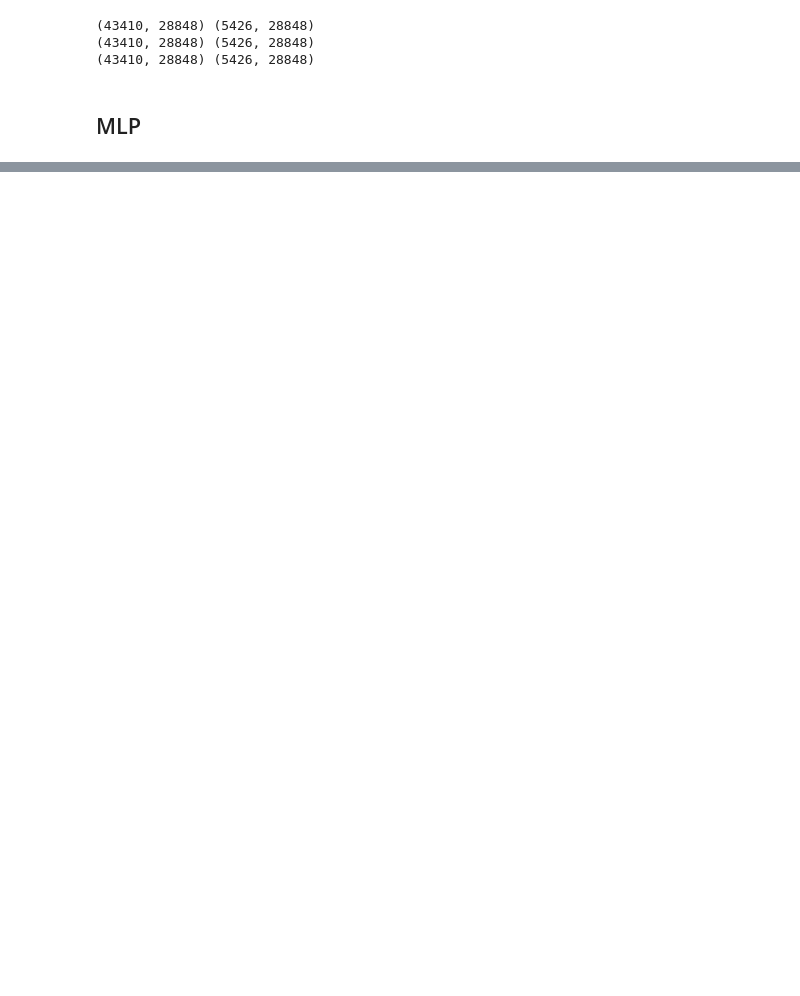
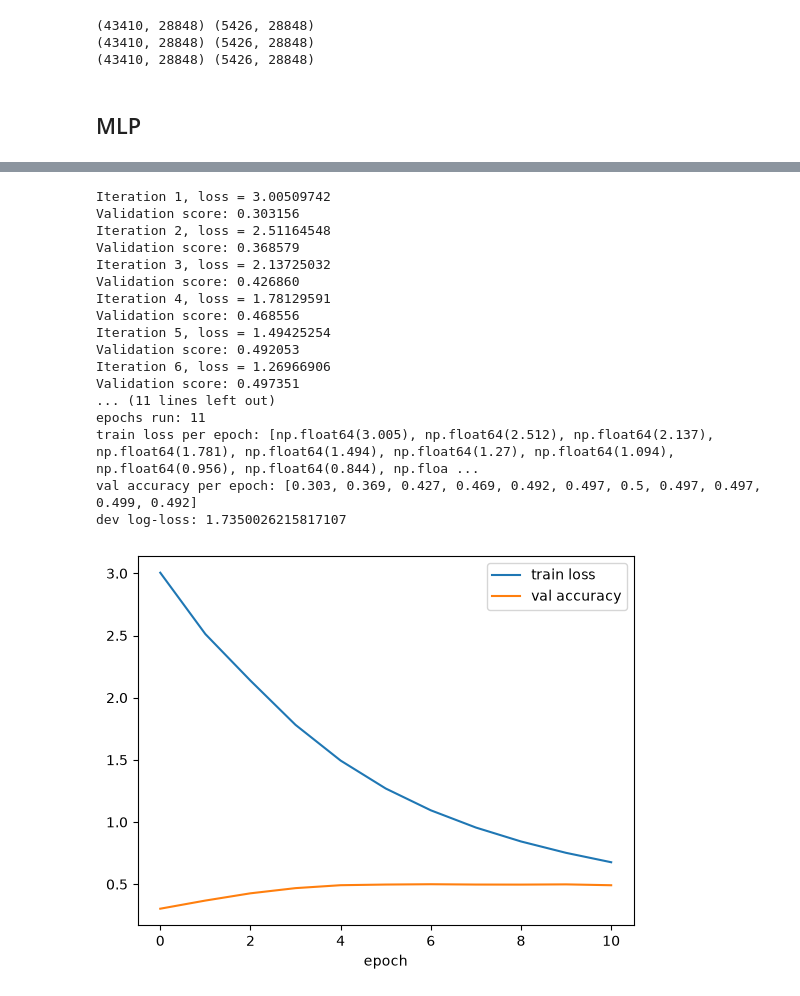
Before and after one commit to ioanadum2004/nlp1-student, a Jupyter notebook: part1/project.ipynb, the cells around one changed output, grey strips where cells are left out. Saved outputs shown, nothing was run; the diff lists cells and outputs as text; code cells hidden in the pictures; blank space fills up the shorter version.

Commit message:
testing mlp architecture

```diff
--- a/part1/project.ipynb
+++ b/part1/project.ipynb
@@ -71,19 +71,23 @@ print(os.listdir(path))
 import os
 import pandas as pd
 
-cols = ["text", "#", "labels"]
+cols = ["text", "labels", "id"]
 train_df = pd.read_csv(os.path.join(path, "data/train.tsv"), sep="\t", header=None, names=cols)
 dev_df   = pd.read_csv(os.path.join(path, "data/dev.tsv"),   sep="\t", header=None, names=cols)
+
+# keep only the first label for each sample
+for df in (train_df, dev_df):
+    df["labels"] = df["labels"].str.split(",").str[0].astype(int)
 # %% [markdown]
 ## TOKENIZER
 # %%
 import tokenizer
 train_df["text"] = train_df["text"].str.lower()
 train_df = tokenizer.tokenize_text(train_df)
-train_df = train_df.drop(columns=["#", "text"])
+train_df = train_df.drop(columns=["id", "text"])
 print(train_df.head())
 
 dev_df["text"] = dev_df["text"].str.lower()
 dev_df = tokenizer.tokenize_text(dev_df)
-dev_df = dev_df.drop(columns=["#", "text"])
+dev_df   = dev_df.drop(columns=["id", "text"])
 # %% [output]
@@ -191,0 +243,34 @@ Validation score: 0.000000
+# %%
+import matplotlib.pyplot as plt
+from sklearn.metrics import log_loss
+
+m = architecture.build_mlp()
+m.fit(X_tfidf, y_train)
+
+print("epochs run:", m.n_iter_)
+print("train loss per epoch:", [round(x, 3) for x in m.loss_curve_])
+print("val accuracy per epoch:", [round(x, 3) for x in m.validation_scores_])
+print("dev log-loss:", log_loss(y_dev, m.predict_proba(X_tfidf_dev), labels=m.classes_))
+
+plt.plot(m.loss_curve_, label="train loss")
+plt.plot(m.validation_scores_, label="val accuracy")
+plt.legend(); plt.xlabel("epoch"); plt.show()
+# %% [output]
+Iteration 1, loss = 3.00509742
+Validation score: 0.303156
+Iteration 2, loss = 2.51164548
+Validation score: 0.368579
+Iteration 3, loss = 2.13725032
+Validation score: 0.426860
+Iteration 4, loss = 1.78129591
+Validation score: 0.468556
+Iteration 5, loss = 1.49425254
+Validation score: 0.492053
+Iteration 6, loss = 1.26966906
+Validation score: 0.497351
+... (11 lines left out)
+epochs run: 11
+train loss per epoch: [np.float64(3.005), np.float64(2.512), np.float64(2.137), np.float64(1.781), np.float64(1.494), np.float64(1.27), np.float64(1.094), np.float64(0.956), np.float64(0.844), np.floa ...
+val accuracy per epoch: [0.303, 0.369, 0.427, 0.469, 0.492, 0.497, 0.5, 0.497, 0.497, 0.499, 0.492]
+dev log-loss: 1.7350026215817107
+[figure, added]
```
Also changed, not shown: parts of 7 cells of this notebook, 1 other file.
